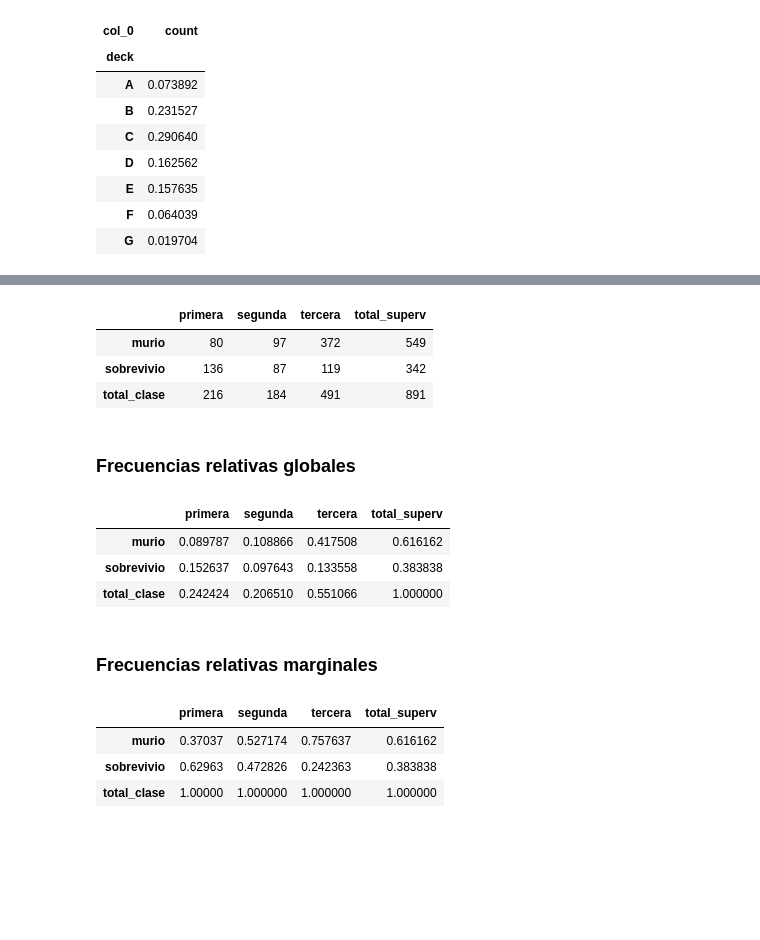
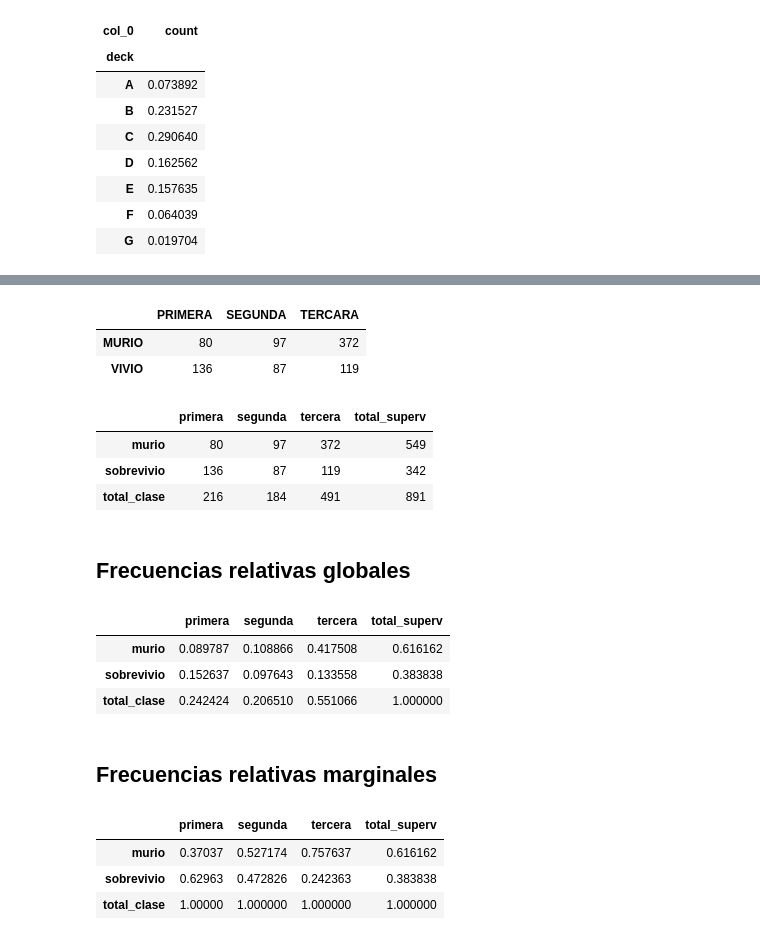
Before and after one commit to INFINITY-RUBER/UDEMY-ESTADISTICA-DESC-R-y-PYTHON, a Jupyter notebook: scripts/tema6 - tablas descriptivas/05-titanic.ipynb, the cells around one changed output, grey strips where cells are left out. Drawn from its saved outputs; the diff is of its cells as text; code cells hidden in the pictures; blank space fills up the shorter version.

```diff
--- a/scripts/tema6 - tablas descriptivas/05-titanic.ipynb
+++ b/scripts/tema6 - tablas descriptivas/05-titanic.ipynb
@@ -120,3 +136,14 @@ survived_sex
+# %%
+survived_class = pd.crosstab(index = titanic['survived'],
+                            columns = titanic['pclass'])
+
+survived_class.index = ["MURIO", "VIVIO"]
+survived_class.columns = ["PRIMERA", "SEGUNDA", "TERCARA"]
+survived_class
+# %% [output]
+|  | PRIMERA | SEGUNDA | TERCARA |
+| MURIO | 80 | 97 | 372 |
+| VIVIO | 136 | 87 | 119 |
 # %%
 survived_class = pd.crosstab(index = titanic['survived'],
                             columns = titanic['pclass'],
@@ -131,7 +158,7 @@ survived_class
 | sobrevivio | 136 | 87 | 119 | 342 |
 | total_clase | 216 | 184 | 491 | 891 |
 # %% [markdown]
-### Frecuencias relativas globales
+## Frecuencias relativas globales
 # %%
 survived_class/survived_class.loc["total_clase", "total_superv"]
 # %% [output]
@@ -140,7 +167,7 @@ survived_class/survived_class.loc["total_clase", "total_superv"]
 | sobrevivio | 0.152637 | 0.097643 | 0.133558 | 0.383838 |
 | total_clase | 0.242424 | 0.206510 | 0.551066 | 1.000000 |
 # %% [markdown]
-### Frecuencias relativas marginales
+## Frecuencias relativas marginales
 # %%
 survived_class/survived_class.loc["total_clase"]
 # %% [output]
```
Also changed, not shown: parts of 24 cells of this notebook, 2 other files.
